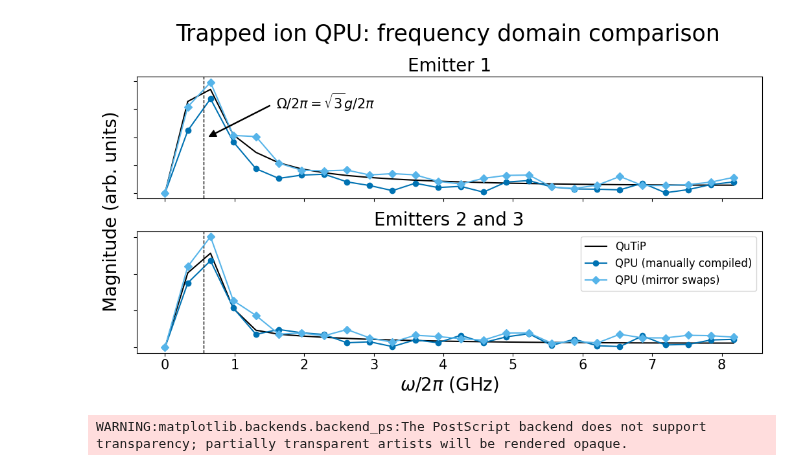
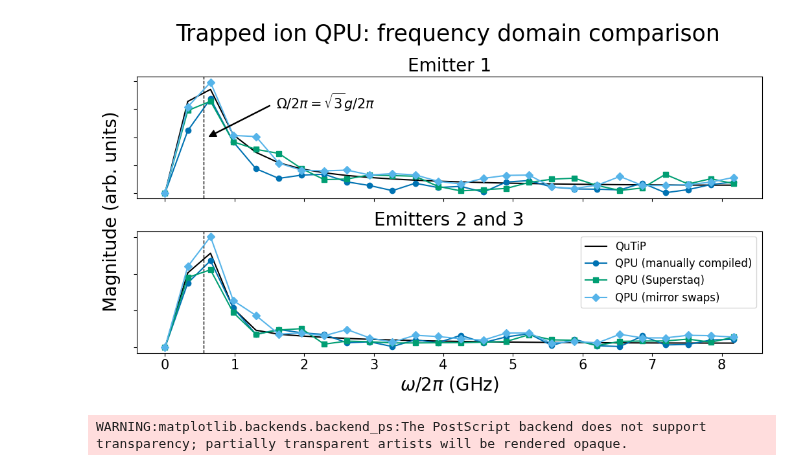
Before and after one commit to radulaski/CQED_quantum_simulation, a Jupyter notebook: notebooks/QSCOUT_fourier.ipynb, the cells around one changed output. Drawn from its saved outputs; the diff is of its cells as text; code cells hidden in the pictures.

Commit message:
Add all three circuit versions to Fourier plots

```diff
--- a/notebooks/QSCOUT_fourier.ipynb
+++ b/notebooks/QSCOUT_fourier.ipynb
@@ -28,6 +28,23 @@ jaqal_results = pd.DataFrame(jaqal_results)
 
 jaqal_results[['1000', '0100', '0010', '0001']] = jaqal_results[['1000', '0100', '0010', '0001']].divide(jaqal_results[['1000', '0100', '0010', '0001']].sum(axis=1), axis=0)
 jaqal_results['avg_1000_0100'] = jaqal_results[['1000', '0100']].mean(axis=1)
+# %%
+run1 = np.load('../data/QSCOUT/superstaq 2000 shots/Experiment Probabilities_1.npy', allow_pickle=True)
+run2 = np.load('../data/QSCOUT/superstaq 2000 shots/Experiment Probabilities_2.npy', allow_pickle=True)
+run3 = np.load('../data/QSCOUT/superstaq 2000 shots/Experiment Probabilities_3.npy', allow_pickle=True)
+
+lines = []
+for timestep in zip(run1, run2, run3):
+    timestep_data = {key: _ for key in timestep[0].keys()}
+    for key, _ in timestep_data.items():
+        timestep_data[key] = (np.mean([timestep[0][key], timestep[1][key], timestep[2][key]]))
+    lines.append(timestep_data)
+
+superstaq_results = pd.DataFrame(lines)
+
+superstaq_results_norm = superstaq_results.copy()
+superstaq_results_norm[['1000', '0100', '0010', '0001']] = superstaq_results_norm[['1000', '0100', '0010', '0001']].divide(superstaq_results_norm[['1000', '0100', '0010', '0001']].sum(axis=1), axis=0)
+superstaq_results_norm['avg_0100_0010'] = superstaq_results_norm[['0100', '0010']].mean(axis=1)
 # %%
 # mirror swaps, 3 runs of 2000 shots
 run1 = np.load('../data/QSCOUT/mirror_swaps/Experiment Probabilities.npy', allow_pickle=True)
@@ -91,41 +108,49 @@ axes[1].set_title("Emitters 2 and 3", fontsize=20)
 axes[1].axvline(rabi_freq, lw=1, color='black', linestyle='--')
 
 
-### nox on lower row
+### superstaq compiled
+em1_fft_superstaq = np.abs(np.fft.rfft(superstaq_results_norm["1000"] - superstaq_results_norm["1000"].mean(), n))
+axes[0].plot(freqs, em1_fft_superstaq, label="QPU (Superstaq)", marker='s', color='#009e73')
+
+em23_fft_superstaq = np.abs(np.fft.rfft(superstaq_results_norm["avg_0100_0010"] - superstaq_results_norm["avg_0100_0010"].mean(), n))
+axes[1].plot(freqs, em23_fft_superstaq, label="QPU (Superstaq)", marker='s', color='#009e73')
+
+
+### mirror swaps
 em1_fft_nox = np.abs(np.fft.rfft(mirror_results["1000"] - mirror_results["1000"].mean(), n))
 axes[0].plot(freqs, em1_fft_nox, label="QPU (mirror swaps)", marker='D', color='#56b4e9')
 
 em23_fft_nox = np.abs(np.fft.rfft(mirror_results["avg_0100_0010"] - mirror_results["avg_0100_0010"].mean(), n))
 axes[1].plot(freqs, em23_fft_nox, label="QPU (mirror swaps)", marker='D', color='#56b4e9')
 
 
 axes[1].set_xlabel(r"$\omega / 2\pi$ (GHz)", fontsize=20)
 
 
 ##
 fig.text(-0.04, 0.72, "Magnitude (arb. units)", transform=axes[0].transAxes,
         ha='center', va='top', fontsize=20, rotation=90)
 ##
 axes[0].annotate(
     r'$\Omega/2\pi = \sqrt{3}g/2\pi$', # the text of the annotation
     fontsize=15,
     xy=(rabi_freq + 0.06, 2),       # the point (x,y) to annotate
     xytext=(1.6, 3),   # the position of the text (x,y)
     arrowprops=dict(
         arrowstyle="simple, tail_width=0.05, head_width=.5, head_length=.5",
         connectionstyle="arc3",  # connection style
         facecolor='black',
         relpos=(-0.05, 0.4),
     )
 )
 ##
 
 fig.suptitle("Trapped ion QPU: frequency domain comparison", fontsize=25)
 plt.legend(fontsize=12)
 plt.tight_layout()
 fig.show()
 # %% [output]
-[figure, old version]
+[figure, new version]
 # %%
 fig.savefig("../figures/QSCOUT_fourier.eps")
 # %% [output]
```
Also changed, not shown: 3 other files.
